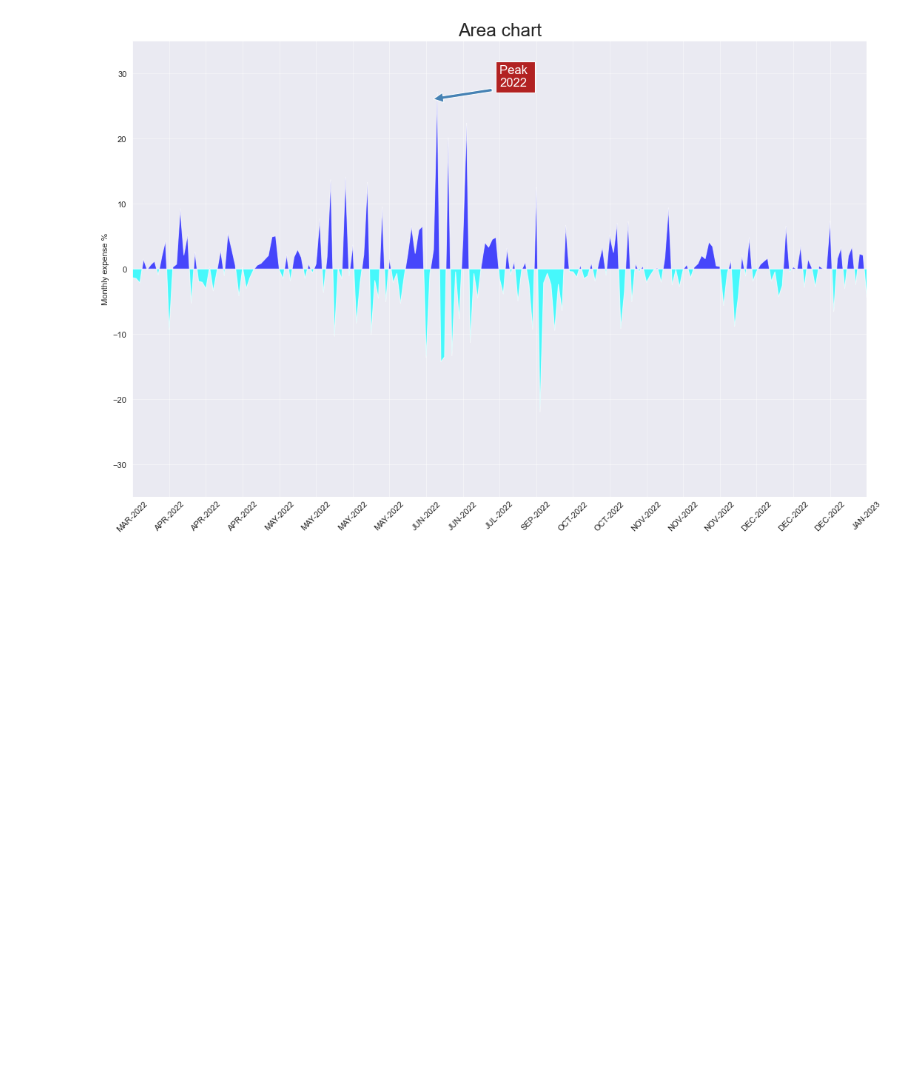
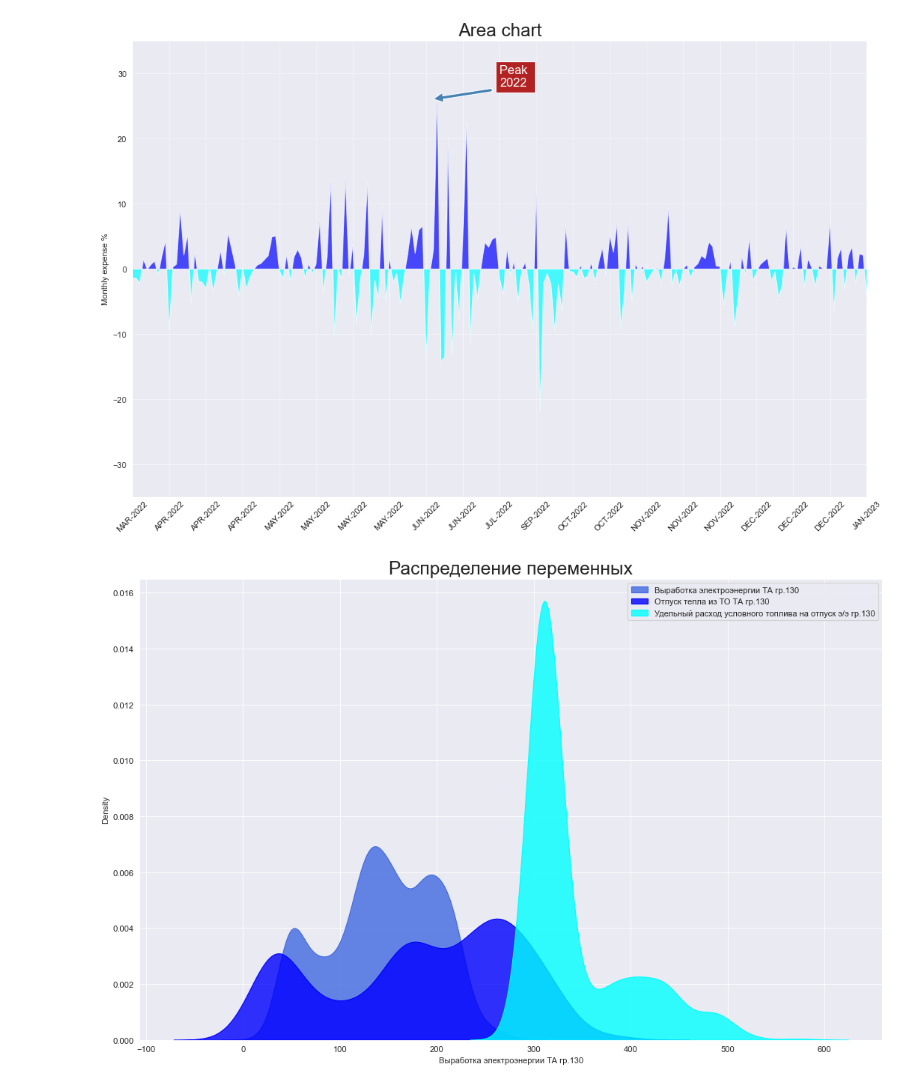
Before and after one commit to llitone/fuel-consumption-prediction, a Jupyter notebook: predictions/graphs.ipynb, the cells around one changed output. Drawn from its saved outputs; the diff is of its cells as text; code cells hidden in the pictures; blank space fills up the shorter version.

Commit message:
add kdeplot

```diff
--- a/predictions/graphs.ipynb
+++ b/predictions/graphs.ipynb
@@ -138,3 +138,23 @@ plt.savefig("predictions/graphs/areachart.svg")
 plt.show()
 # %% [output]
 [figure]
+# %%
+plt.figure(figsize=(16,10), dpi=80)
+sns.kdeplot(
+    data[columns_for_predictions[0]], shade=True, color="royalblue", label=columns_for_predictions[0], alpha=.8
+)
+sns.kdeplot(
+    data[columns_for_predictions[1]], shade=True, color="blue",
+    label=columns_for_predictions[1], alpha=.8
+)
+sns.kdeplot(
+    data[columns_for_predictions[2]], shade=True, color="aqua",
+    label=columns_for_predictions[2], alpha=.8
+)
+plt.title('Распределение переменных', fontsize=22)
+plt.legend()
+plt.savefig("predictions/graphs/kdeplot.png")
+plt.savefig("predictions/graphs/kdeplot.svg")
+plt.show()
+# %% [output]
+[figure, added]
```
Also changed, not shown: 2 other files.
